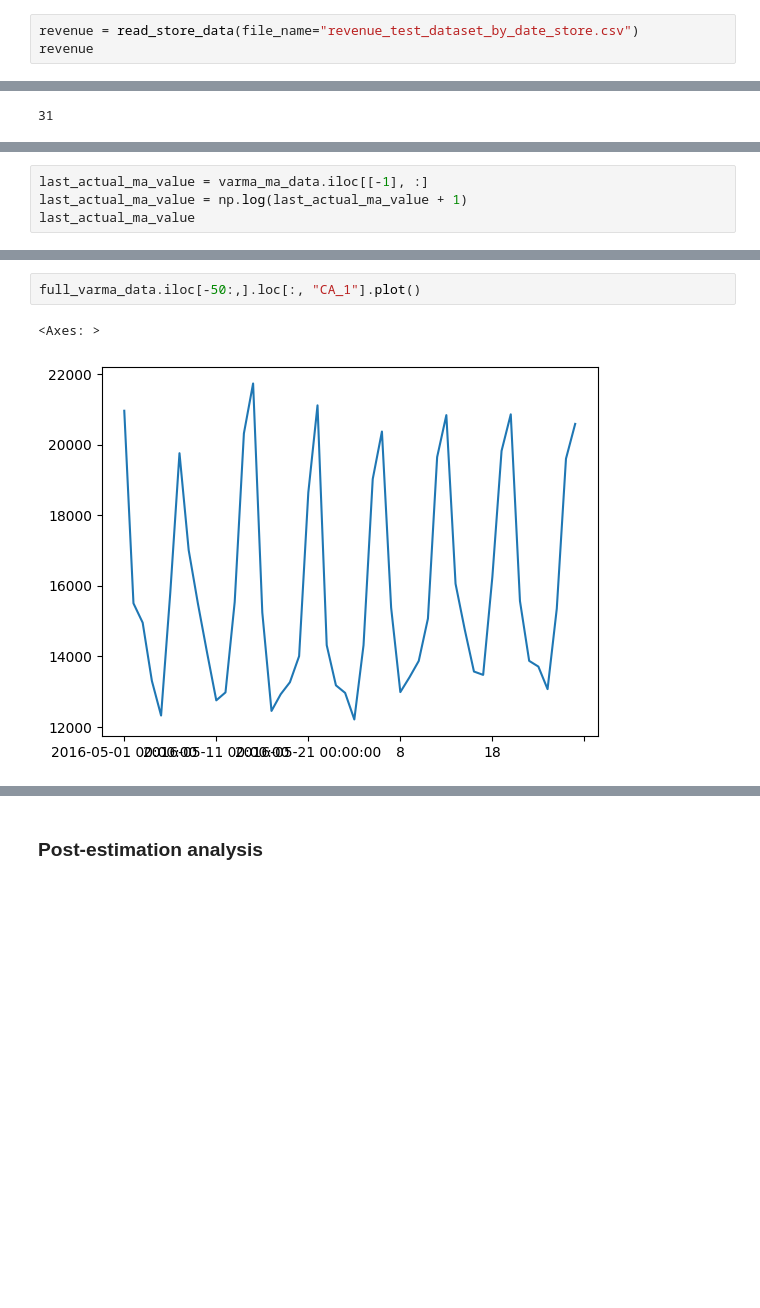
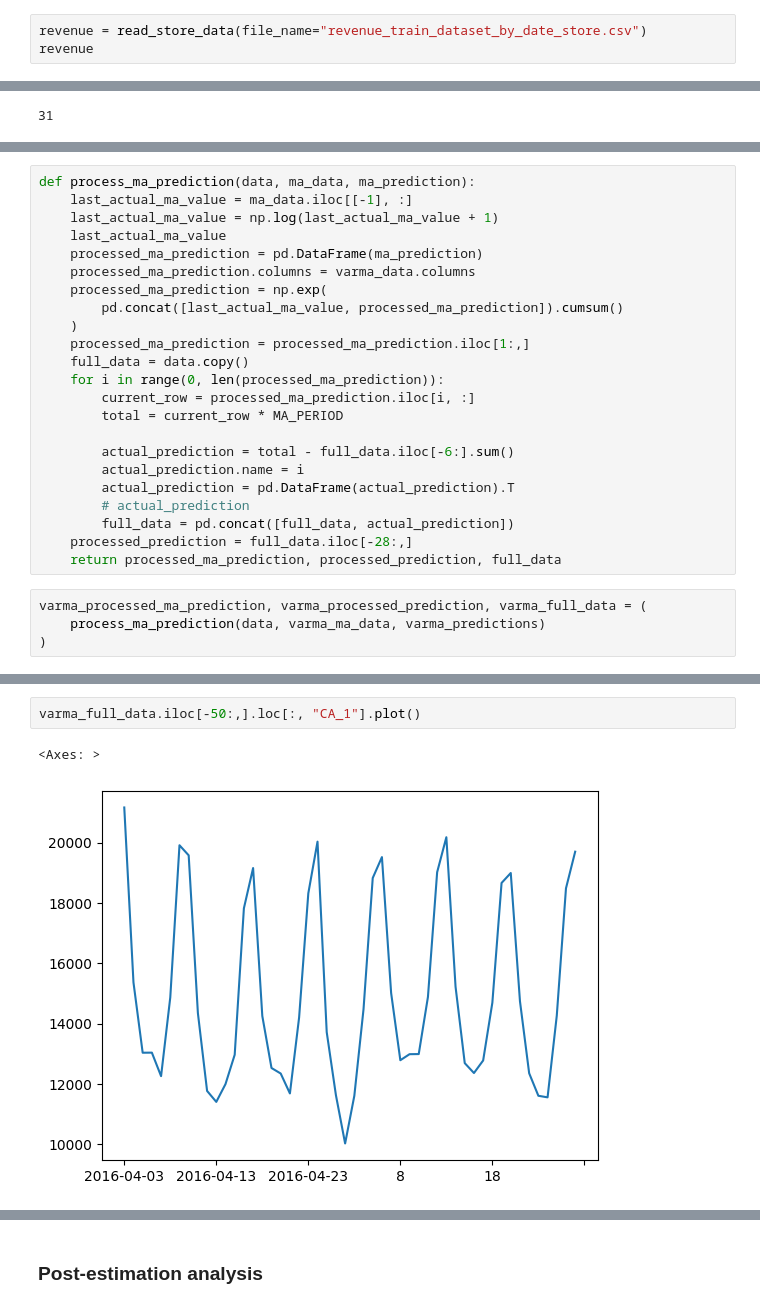
Before and after one commit to DucTrung1802/seminar_1, a Jupyter notebook: Workspace/Duc/Seminar 1 - Statistics - Time series analysis.ipynb, the cells around one changed output, grey strips where cells are left out. Cells and saved outputs as stored; diff of their text form; blank space fills up the shorter version.

```diff
--- a/Workspace/Duc/Seminar 1 - Statistics - Time series analysis.ipynb
+++ b/Workspace/Duc/Seminar 1 - Statistics - Time series analysis.ipynb
@@ -27,7 +27,7 @@ def read_data(file_name):
     df = pd.read_csv(data_path)
     return df
 # %%
-revenue = read_store_data(file_name="revenue_test_dataset_by_date_store.csv")
+revenue = read_store_data(file_name="revenue_train_dataset_by_date_store.csv")
 revenue
 # %% [output]
 |  | date | wm_yr_wk | weekday | wday | month | year | d | event_name_1 | event_type_1 | ... |
@@ -833,4 +868,0 @@ array([[-8.70443880e-03, -6.22195863e-03, -1.33658206e-03,
-# %%
-last_actual_ma_value = varma_ma_data.iloc[[-1], :]
-last_actual_ma_value = np.log(last_actual_ma_value + 1)
-last_actual_ma_value
@@ -867,3 +869,30 @@ varma_processed_ma_prediction
+# %%
+def process_ma_prediction(data, ma_data, ma_prediction):
+    last_actual_ma_value = ma_data.iloc[[-1], :]
+    last_actual_ma_value = np.log(last_actual_ma_value + 1)
+    last_actual_ma_value
+    processed_ma_prediction = pd.DataFrame(ma_prediction)
+    processed_ma_prediction.columns = varma_data.columns
+    processed_ma_prediction = np.exp(
+        pd.concat([last_actual_ma_value, processed_ma_prediction]).cumsum()
+    )
+    processed_ma_prediction = processed_ma_prediction.iloc[1:,]
+    full_data = data.copy()
+    for i in range(0, len(processed_ma_prediction)):
+        current_row = processed_ma_prediction.iloc[i, :]
+        total = current_row * MA_PERIOD
+
+        actual_prediction = total - full_data.iloc[-6:].sum()
+        actual_prediction.name = i
+        actual_prediction = pd.DataFrame(actual_prediction).T
+        # actual_prediction
+        full_data = pd.concat([full_data, actual_prediction])
+    processed_prediction = full_data.iloc[-28:,]
+    return processed_ma_prediction, processed_prediction, full_data
+# %%
+varma_processed_ma_prediction, varma_processed_prediction, varma_full_data = (
+    process_ma_prediction(data, varma_ma_data, varma_predictions)
+)
 # %%
 varma_processed_ma_prediction.plot()
 # %% [output]
@@ -899,5 +906,5 @@ full_varma_data
 # %%
-full_varma_data.iloc[-50:,].loc[:, "CA_1"].plot()
+varma_full_data.iloc[-50:,].loc[:, "CA_1"].plot()
 # %% [output]
 <Axes: >
-[figure, old version]
+[figure, new version]
```
Also changed, not shown: parts of 84 cells of this notebook, 2 other files.
